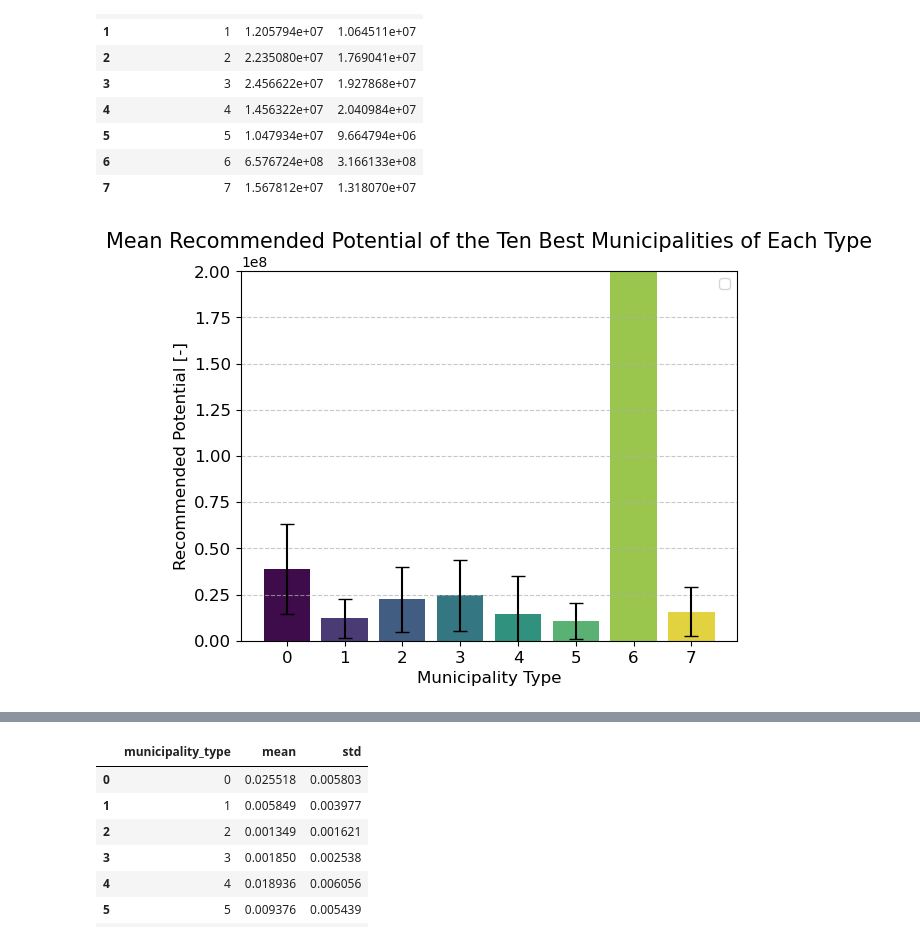
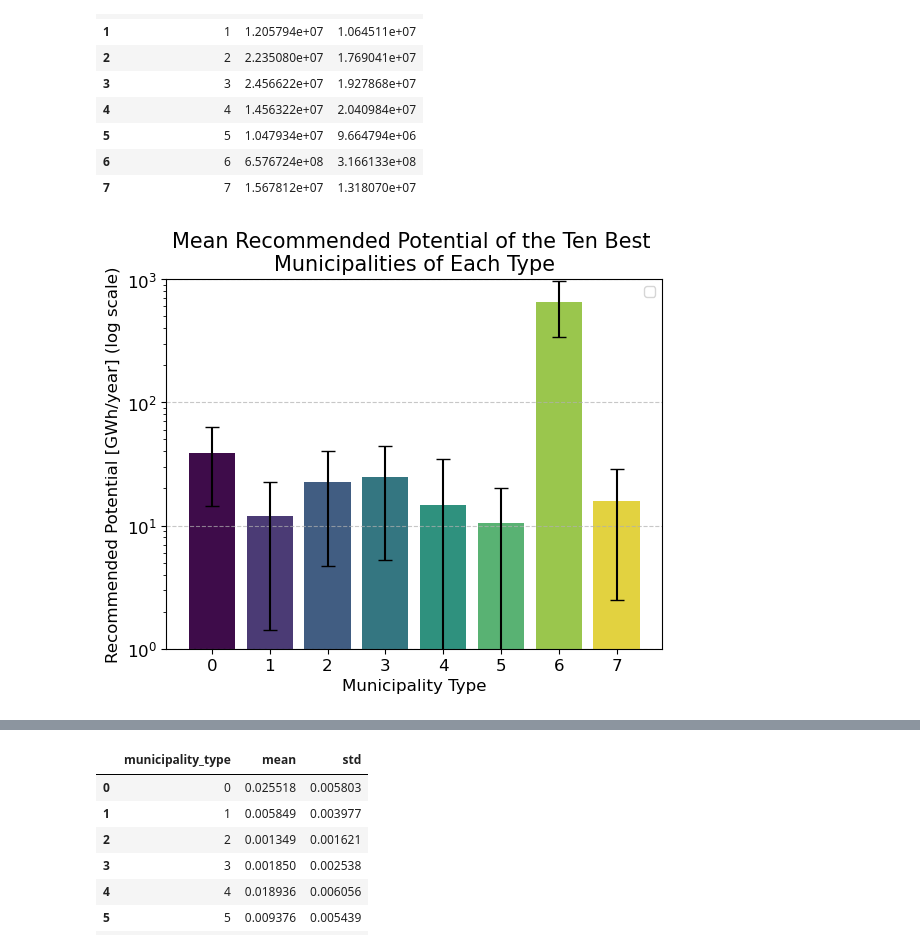
Before and after one commit to matheogodenzi/EnergyTransitionPotential, a Jupyter notebook: source/models/deep_embeddded_clustering.ipynb, the cells around one changed output, grey strips where cells are left out. Drawn from its saved outputs; the diff is of its cells as text; code cells hidden in the pictures.

Commit message:
ultimate plots

```diff
--- a/source/models/deep_embeddded_clustering.ipynb
+++ b/source/models/deep_embeddded_clustering.ipynb
@@ -1193,37 +1277,37 @@ average_std_top_10_reco
 # %%
 # Create the bar plot without the error bars
 sns.barplot(
     x="municipality_type",
     y="mean",
-    data=average_std_top_10_reco,
+    data=average_std_top_10_reco/(10**6),
     hue='municipality_type',
     palette="viridis"
 
 )
 
 # Add error bars using plt.errorbar
 plt.errorbar(
     x=range(len(average_std_top_10_reco)),
-    y=average_std_top_10_reco["mean"],
-    yerr=average_std_top_10_reco["std"],
+    y=average_std_top_10_reco["mean"]/(10**6),
+    yerr=average_std_top_10_reco["std"]/(10**6),
     fmt='none',  # No markers, just error bars
     color='black',
     capsize=5
 )
 
 # Customizing the plot
 plt.grid(axis="y", linestyle='--', alpha=0.7)
-plt.title("Mean Recommended Potential of the Ten Best Municipalities of Each Type", size=15)
-plt.ylabel("Recommended Potential [-]", size=12)
+plt.title("Mean Recommended Potential of the Ten Best \nMunicipalities of Each Type", size=15)
+plt.ylabel("Recommended Potential [GWh/year] (log scale)", size=12)
 plt.xlabel("Municipality Type", size=12)
 plt.xticks(ticks=range(len(average_std_top_10_reco)), labels=average_std_top_10_reco["municipality_type"], rotation=0, size=12)
 plt.yticks(size=12)
-#plt.ylim([0,0.55])
+plt.ylim([1,1000])
 plt.legend([])
-plt.ylim([0,2*10**8])
+plt.yscale("log")
 plt.show()
 # %% [output]
-[figure, old version]
+[figure, new version]
 # %%
 
 # Get the top 10 smallest values for each category
```
Also changed, not shown: parts of 12 cells of this notebook, 1 other file.
